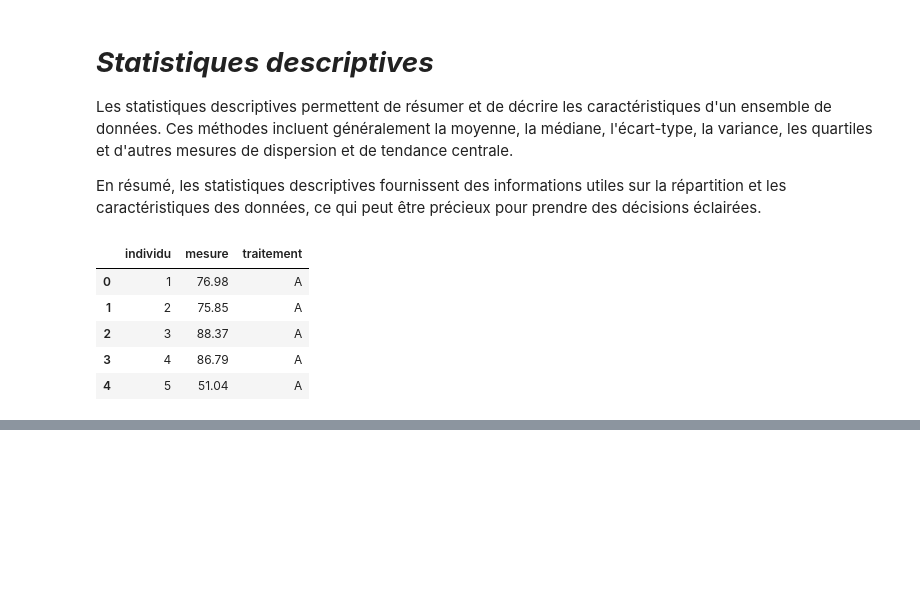
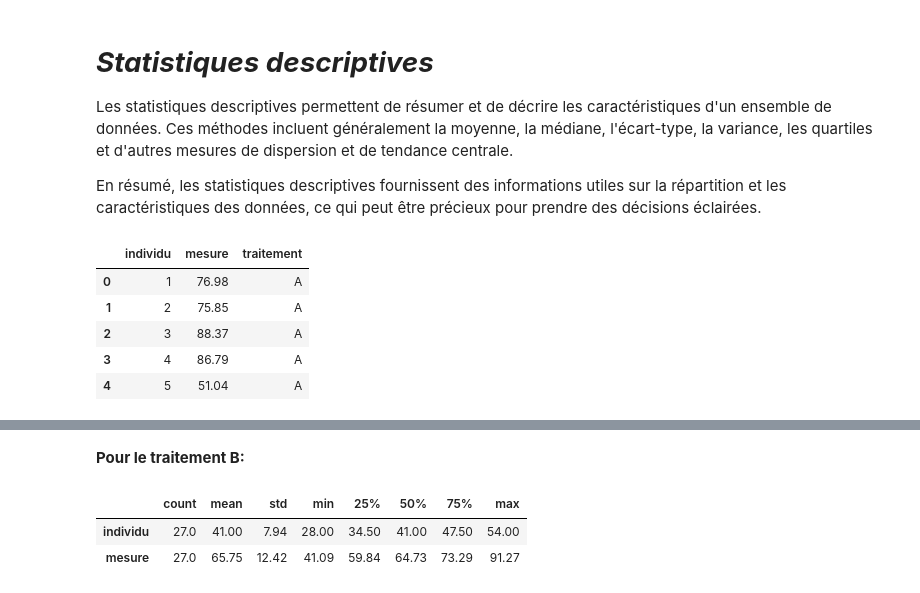
Before and after one commit to bigirimanainnocent12/Test-T-de-student-pour-deux-chantillons-ind-pendants, a Jupyter notebook: Test_T_de_Student_Pour_Deux_échantillons_Indépendants.ipynb, the cells around one changed output, grey strips where cells are left out. Drawn from its saved outputs; the diff is of its cells as text; code cells hidden in the pictures; blank space fills up the shorter version.

```diff
--- a/Test_T_de_Student_Pour_Deux_échantillons_Indépendants.ipynb
+++ b/Test_T_de_Student_Pour_Deux_échantillons_Indépendants.ipynb
@@ -211,0 +221,8 @@ df = pd.read_csv('molecule.csv')
+# %% [markdown]
+**Pour le traitement B:**
+# %%
+df[df['traitement']=='B'].describe().round(2).transpose()
+# %% [output]
+|  | count | mean | std | min | 25% | 50% | 75% | max |
+| individu | 27.0 | 41.00 | 7.94 | 28.00 | 34.50 | 41.00 | 47.50 | 54.00 |
+| mesure | 27.0 | 65.75 | 12.42 | 41.09 | 59.84 | 64.73 | 73.29 | 91.27 |
```
Also changed, not shown: parts of 22 cells of this notebook.
